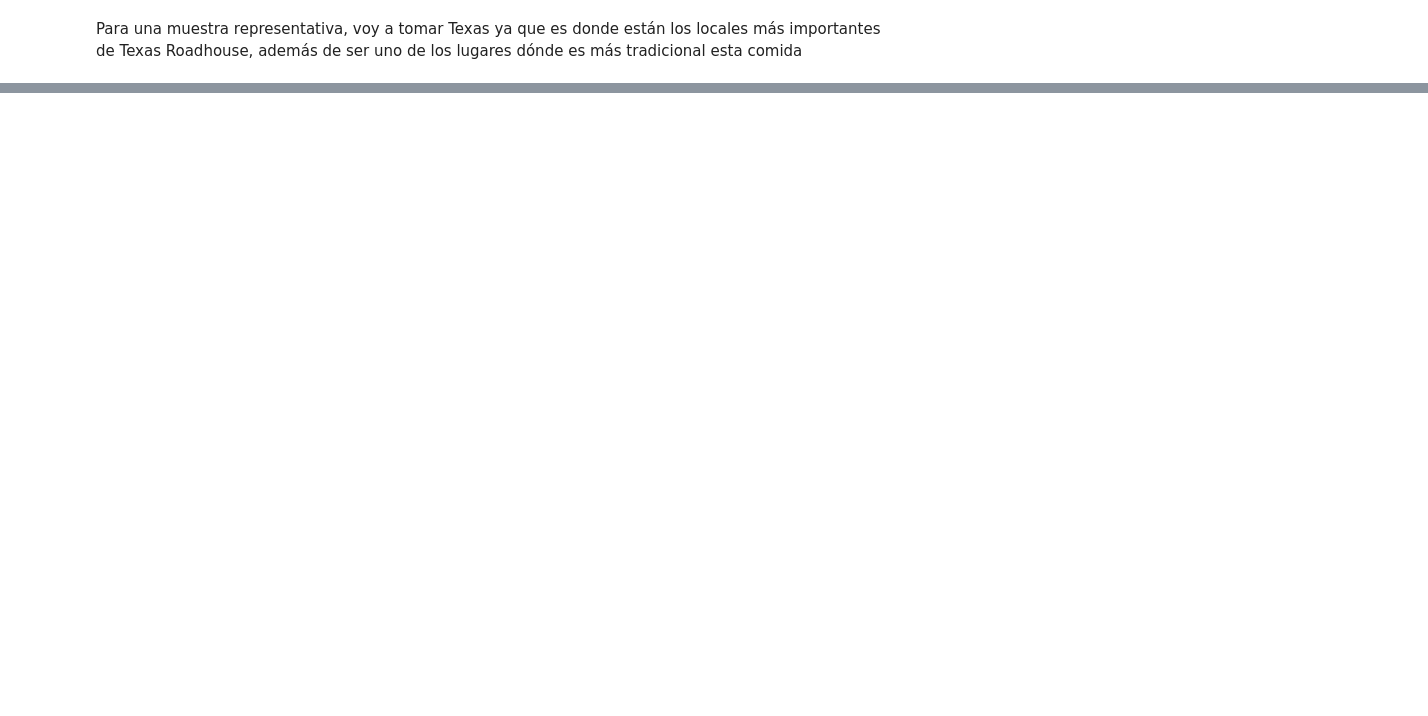
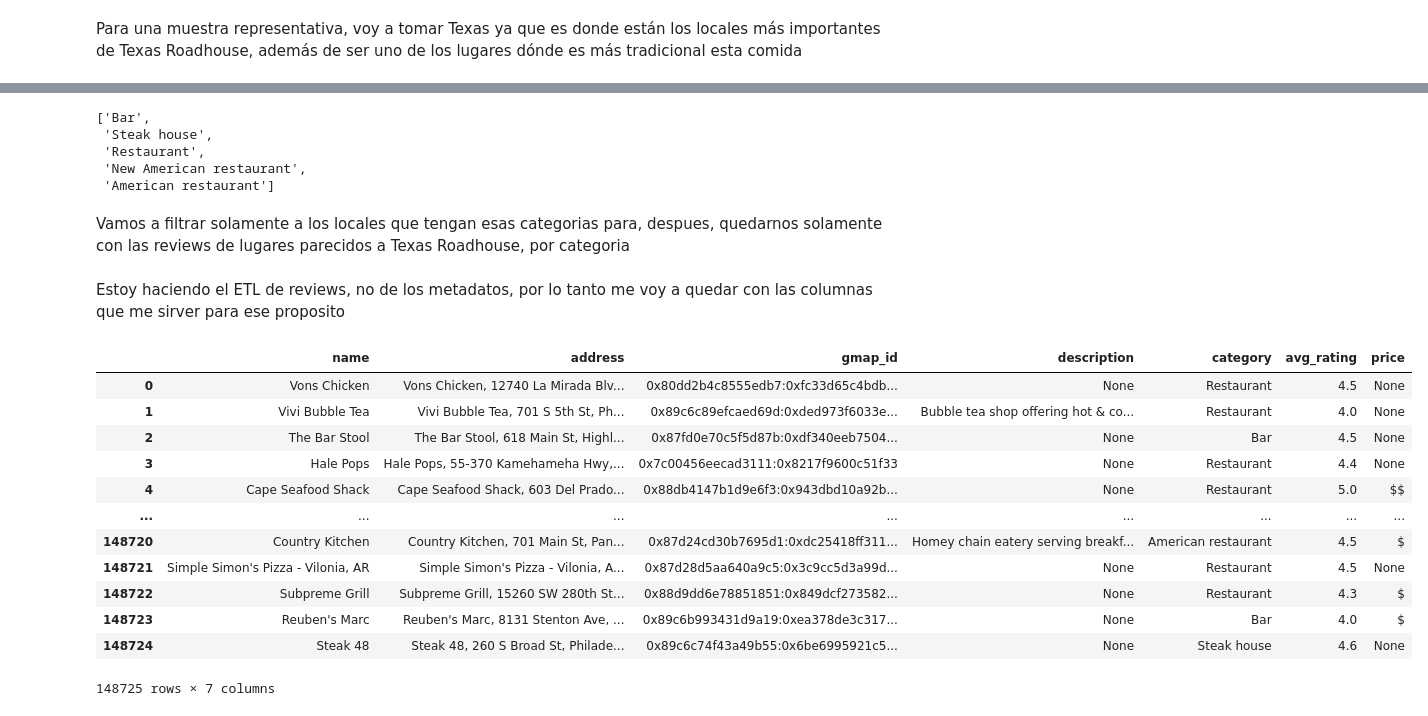
Before and after one commit to ChirixC/Yelp-Final-Project, a Jupyter notebook: ETL/ETL_google_maps_reviews.ipynb, the cells around one changed output, grey strips where cells are left out. Saved outputs shown, nothing was run; the diff lists cells and outputs as text; code cells hidden in the pictures; blank space fills up the shorter version.

```diff
--- a/ETL/ETL_google_maps_reviews.ipynb
+++ b/ETL/ETL_google_maps_reviews.ipynb
@@ -25,0 +18,5 @@ df
+# %%
+df_meta1 = df_meta1.explode("category")
+df_meta2 = df_meta2.explode("category")
+df_meta3 = df_meta3.explode("category")
+df_meta4 = df_meta4.explode("category")
@@ -25,0 +37,16 @@ df
+# %%
+valores1 = hpe.associated_values_other_columns(df_meta1,"name","Texas Roadhouse","category")
+valores2 = hpe.associated_values_other_columns(df_meta2,"name","Texas Roadhouse","category")
+valores3 = hpe.associated_values_other_columns(df_meta3,"name","Texas Roadhouse","category")
+valores4 = hpe.associated_values_other_columns(df_meta4,"name","Texas Roadhouse","category")
+valores = valores1 + valores2 + valores3 + valores4
+valores = list(set(valores))
+valores
+# %% [output]
+['Bar',
+ 'Steak house',
+ 'Restaurant',
+ 'New American restaurant',
+ 'American restaurant']
+# %% [markdown]
+Vamos a filtrar solamente a los locales que tengan esas categorias para, despues, quedarnos solamente con las reviews de lugares parecidos a Texas Roadhouse, por categoria
@@ -25,0 +64,18 @@ df
+# %% [markdown]
+Estoy haciendo el ETL de reviews, no de los metadatos, por lo tanto me voy a quedar con las columnas que me sirver para ese proposito
+# %%
+metadata = meta_filtrado[["name","address","gmap_id","description","category","avg_rating","price"]]
+# %% [output]
+|  | name | address | gmap_id | description | category | avg_rating | price |
+| 0 | Vons Chicken | Vons Chicken, 12740 La Mirada Blv... | 0x80dd2b4c8555edb7:0xfc33d65c4bdb... | None | Restaurant | 4.5 | None |
+| 1 | Vivi Bubble Tea | Vivi Bubble Tea, 701 S 5th St, Ph... | 0x89c6c89efcaed69d:0xded973f6033e... | Bubble tea shop offering hot & co... | Restaurant | 4.0 | None |
+| 2 | The Bar Stool | The Bar Stool, 618 Main St, Highl... | 0x87fd0e70c5f5d87b:0xdf340eeb7504... | None | Bar | 4.5 | None |
+| 3 | Hale Pops | Hale Pops, 55-370 Kamehameha Hwy,... | 0x7c00456eecad3111:0x8217f9600c51f33 | None | Restaurant | 4.4 | None |
+| 4 | Cape Seafood Shack | Cape Seafood Shack, 603 Del Prado... | 0x88db4147b1d9e6f3:0x943dbd10a92b... | None | Restaurant | 5.0 | $$ |
+| ... | ... | ... | ... | ... | ... | ... | ... |
+| 148720 | Country Kitchen | Country Kitchen, 701 Main St, Pan... | 0x87d24cd30b7695d1:0xdc25418ff311... | Homey chain eatery serving breakf... | American restaurant | 4.5 | $ |
+| 148721 | Simple Simon's Pizza - Vilonia, AR | Simple Simon's Pizza - Vilonia, A... | 0x87d28d5aa640a9c5:0x3c9cc5d3a99d... | None | Restaurant | 4.5 | None |
+| 148722 | Subpreme Grill | Subpreme Grill, 15260 SW 280th St... | 0x88d9dd6e78851851:0x849dcf273582... | None | Restaurant | 4.3 | $ |
+| 148723 | Reuben's Marc | Reuben's Marc, 8131 Stenton Ave, ... | 0x89c6b993431d9a19:0xea378de3c317... | None | Bar | 4.0 | $ |
+| 148724 | Steak 48 | Steak 48, 260 S Broad St, Philade... | 0x89c6c74f43a49b55:0x6be6995921c5... | None | Steak house | 4.6 | None |
+148725 rows × 7 columns
```
Also changed, not shown: parts of 20 cells of this notebook, 2 other files.
